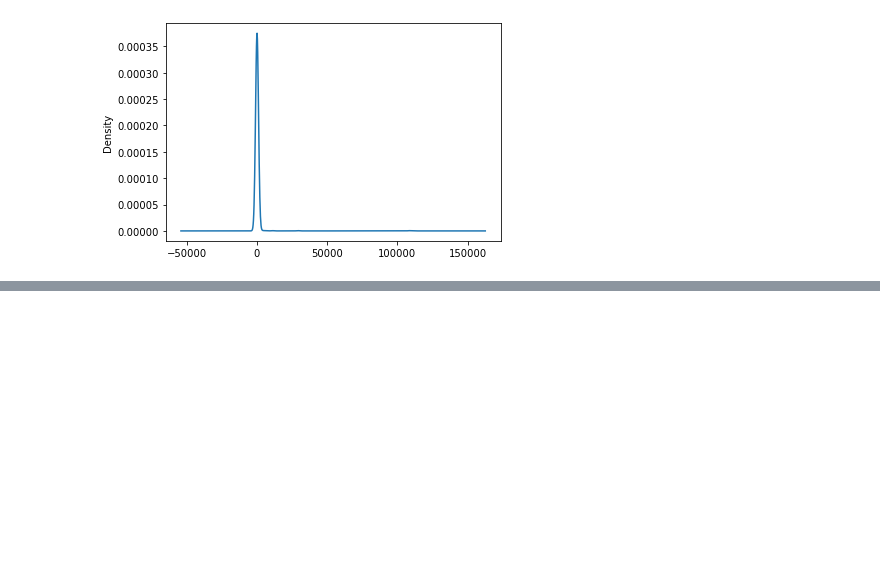
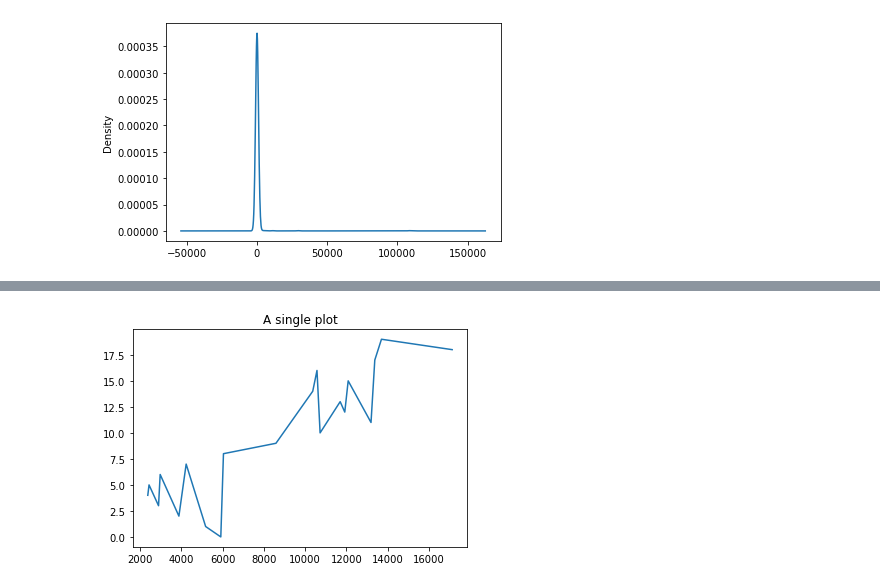
Before and after one commit to mattdillham/Final-Project, a Jupyter notebook: Resources/Cleaned_Biden.ipynb, the cells around one changed output, grey strips where cells are left out. Saved outputs shown, nothing was run; the diff lists cells and outputs as text; code cells hidden in the pictures; blank space fills up the shorter version.

```diff
--- a/Resources/Cleaned_Biden.ipynb
+++ b/Resources/Cleaned_Biden.ipynb
@@ -165,0 +197,6 @@ ValueError: x and y must have same first dimension, but have shapes (794,) and (
+# %%
+plt.plot(hours.values, hours.index.values)
+plt.title('A single plot')
+plt.show()
+# %% [output]
+[figure, added]
```
Also changed, not shown: parts of 13 cells of this notebook.
